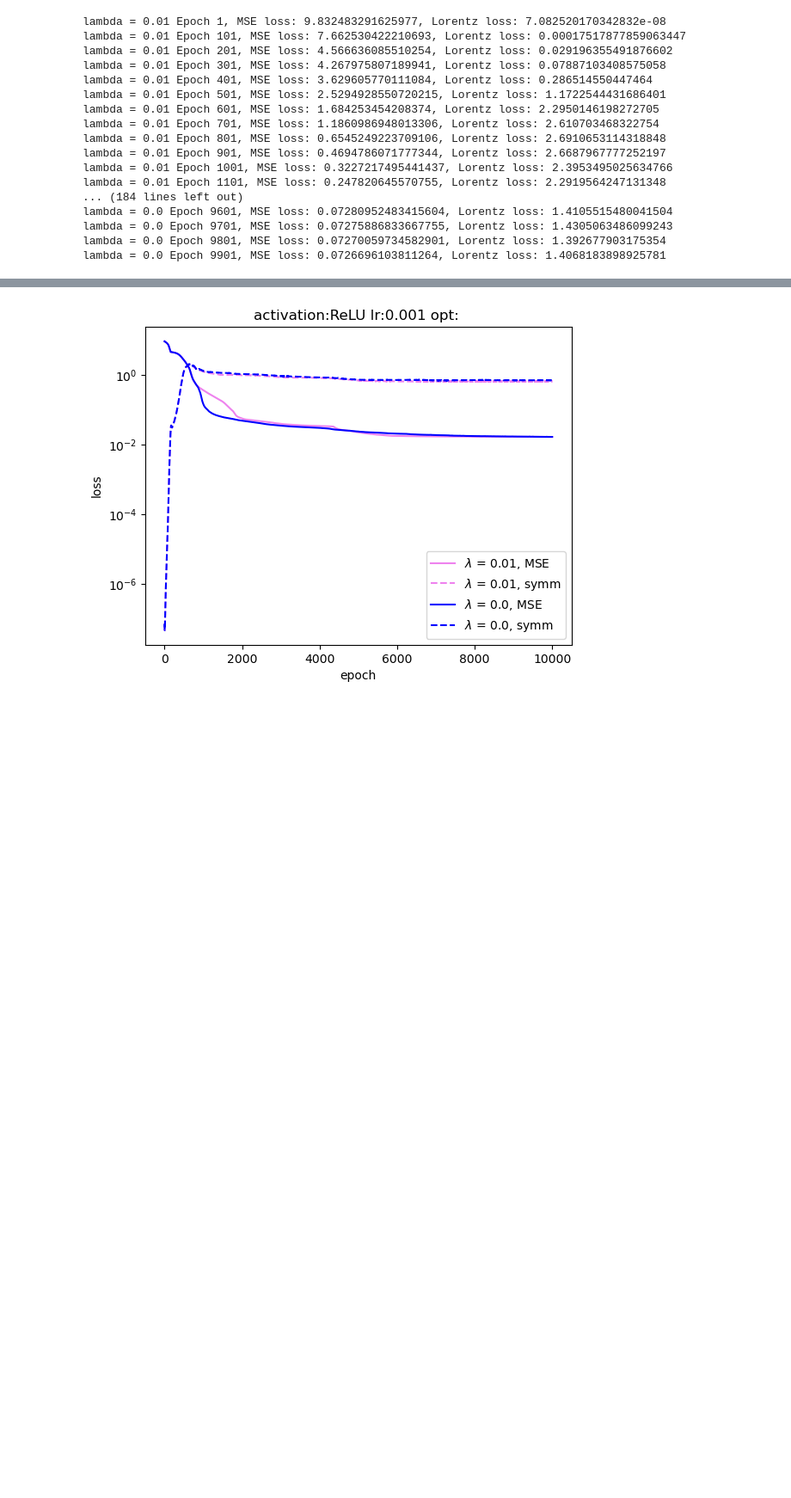
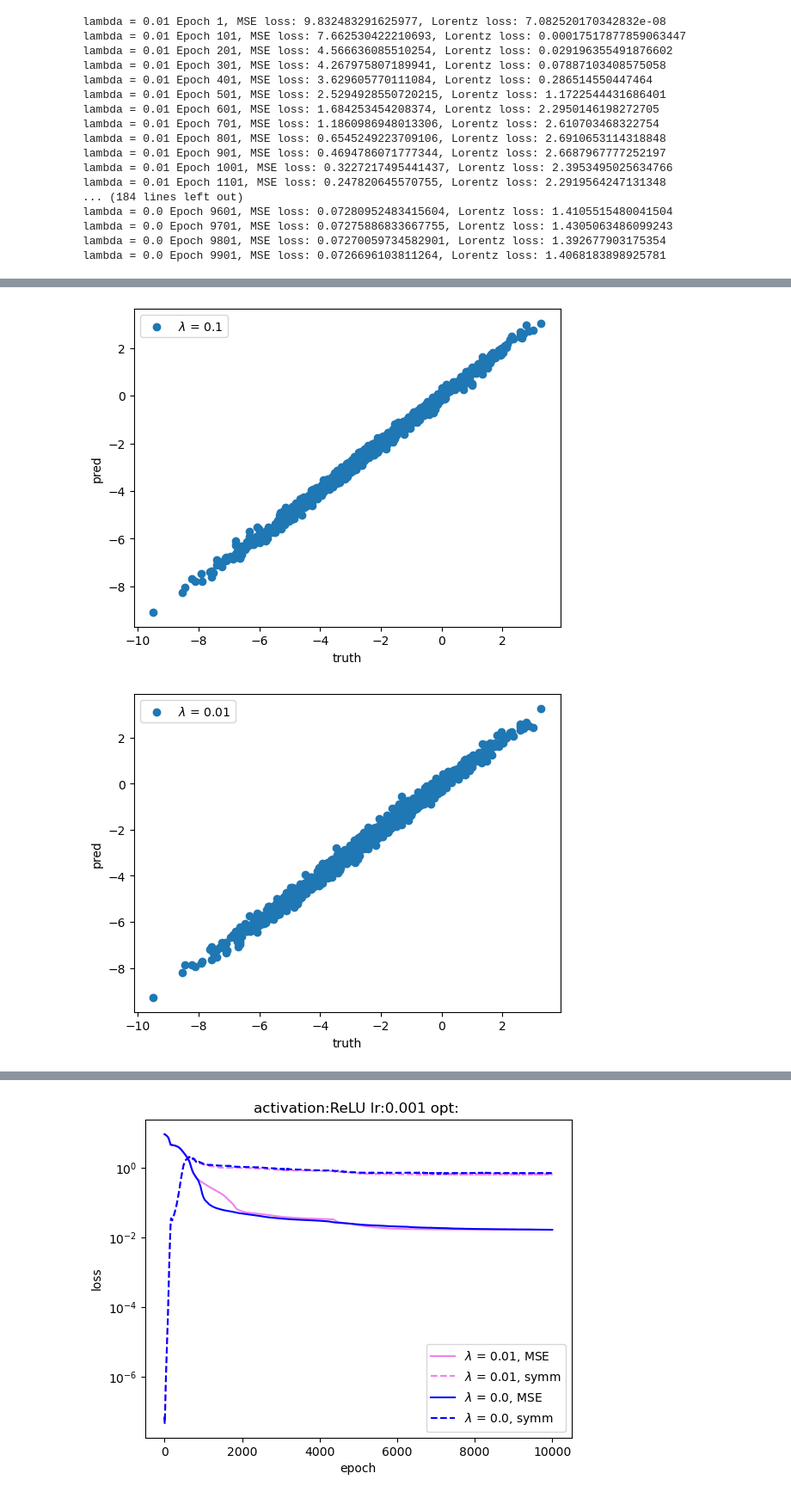
Before and after one commit to Nadav-out/SymLoss, a Jupyter notebook: Inbar/Lorentz_symm_defs.ipynb, the cells around one changed output, grey strips where cells are left out. Shown: that part at 86% size. Drawn from its saved outputs; the diff is of its cells as text; code cells hidden in the pictures; blank space fills up the shorter version.

```diff
--- a/Inbar/Lorentz_symm_defs.ipynb
+++ b/Inbar/Lorentz_symm_defs.ipynb
@@ -533,0 +543,5 @@ UnicodeDecodeError: 'utf-8' codec can't decode byte 0x80 in position 0: invalid
+# %%
+anet_check_small.pred_plot()
+# %% [output]
+[figure, added]
+[figure, added]
```
Also changed, not shown: parts of 9 cells of this notebook.
